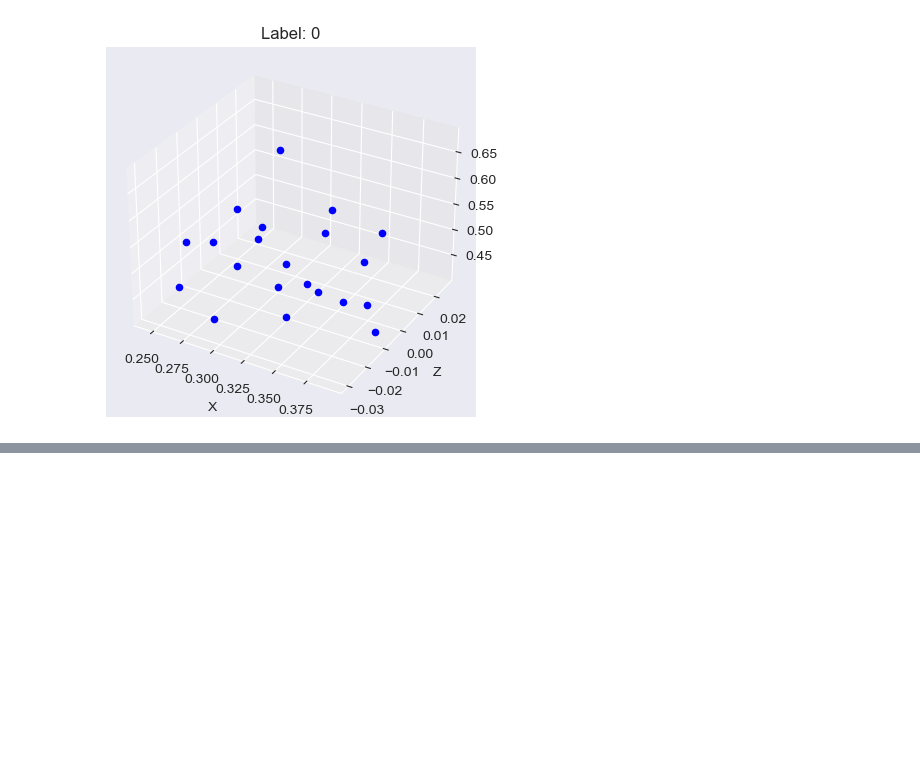
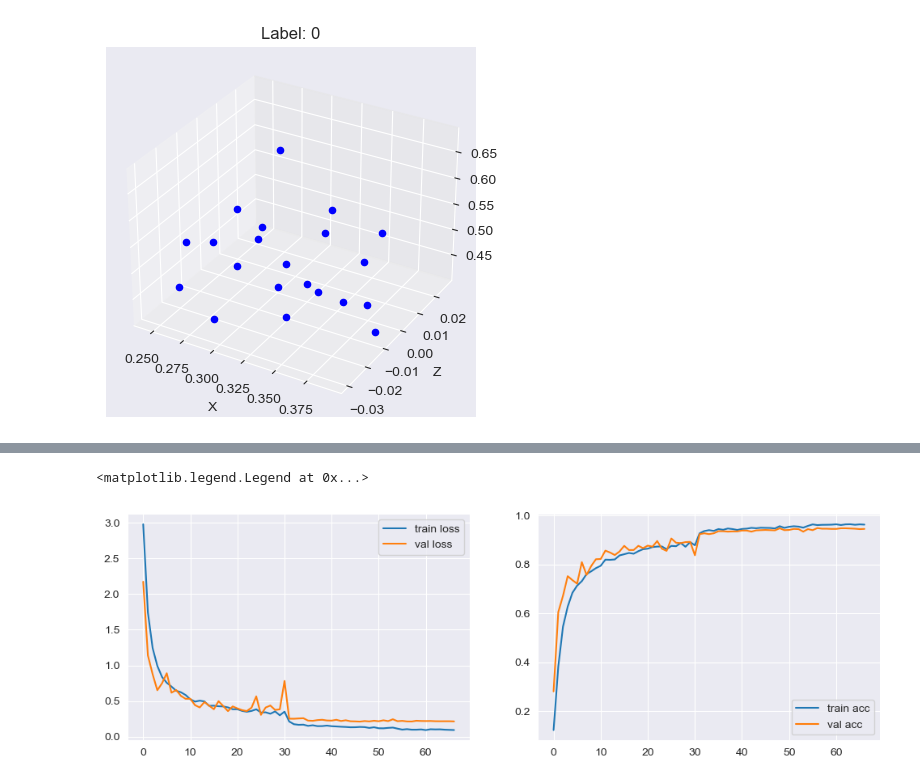
Before and after one commit to TjarkGerken/ml_intro_project, a Jupyter notebook: sign-language-recognision.ipynb, the cells around one changed output, grey strips where cells are left out. Saved outputs shown, nothing was run; the diff lists cells and outputs as text; code cells hidden in the pictures; blank space fills up the shorter version.

```diff
--- a/sign-language-recognision.ipynb
+++ b/sign-language-recognision.ipynb
@@ -301,6 +307,7 @@ Non-trainable params: 0
 _________________________________________________________________
 # %%
 from keras.optimizers import Adam
+retrain = False
 if retrain:
     adam = Adam(learning_rate=0.001, beta_2=0.99, epsilon=0.01)
 
@@ -310,13 +317,31 @@ if retrain:
 
     history = model.fit(x_train, y_train,
                             epochs=500,
-                            batch_size=64,
+                            batch_size=16,
                             validation_split=val_split,
                             callbacks=[early_stop, reduce_lr])
 
     model.save("german_dataset.h5")
+    history = pd.DataFrame(history.history)
+    history.to_csv("german_history.csv")
 else:
     model = load_model("german_dataset.h5")
+    history = pd.read_csv("german_history.csv")
+# %%
+plt.figure(figsize=(12, 8))
+
+plt.subplot(2, 2, 1)
+plt.plot(history['loss'], label='train loss')
+plt.plot(history['val_loss'], label='val loss')
+plt.legend()
+
+plt.subplot(2, 2, 2)
+plt.plot(history['acc'], label='train acc')
+plt.plot(history['val_acc'], label='val acc')
+plt.legend()
+# %% [output]
+<matplotlib.legend.Legend at 0x...>
+[figure, added]
 # %%
 loss, acc = model.evaluate(x_test, y_test, verbose=0)
 print(f'*'*11 + "Test data" + 11*"*" +f"\nloss={loss:.4f} acc={acc:.4f}")
```
Also changed, not shown: parts of 12 cells of this notebook, 2 other files.
